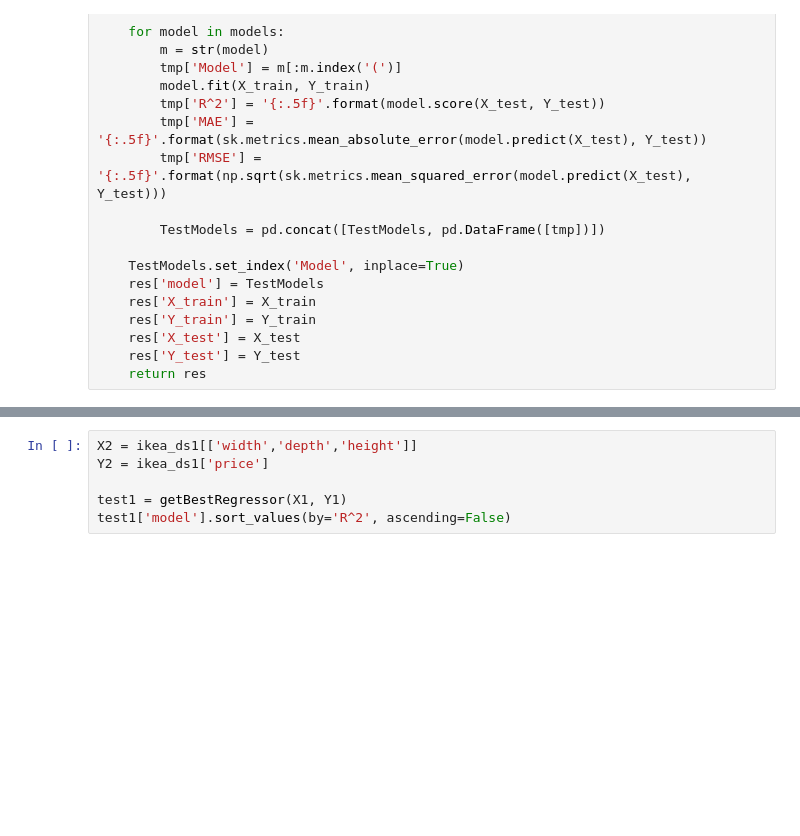
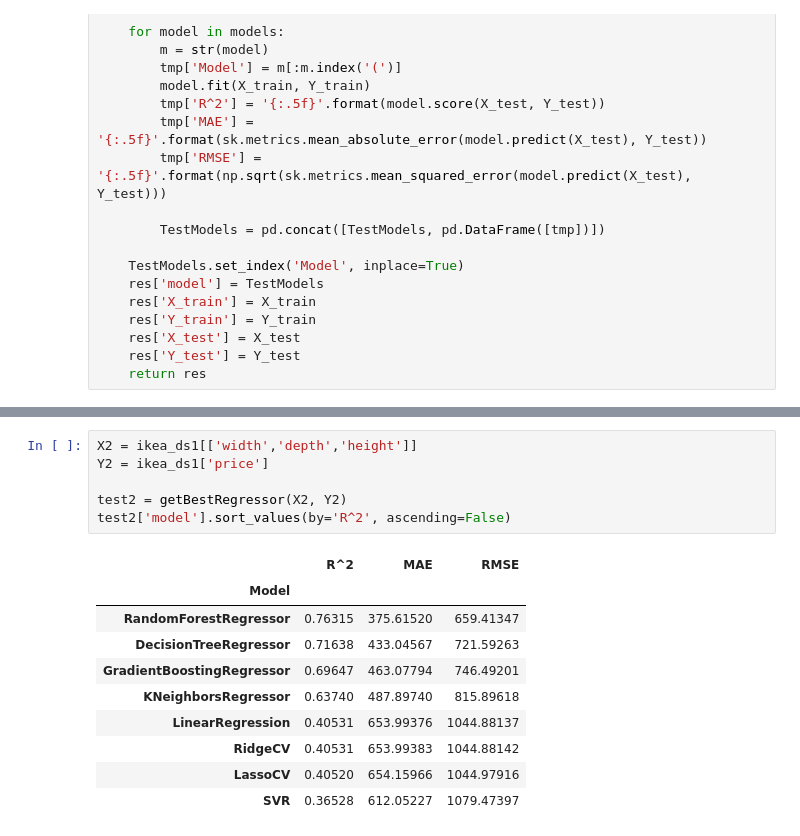
Before and after one commit to MarinaYurchenko/Python-Step-Project, a Jupyter notebook: Python Step project/Step.ipynb, the cells around one changed output, grey strips where cells are left out. Cells and saved outputs as stored; diff of their text form; blank space fills up the shorter version.

Commit message:
one more grid and regressor

```diff
--- a/Python Step project/Step.ipynb
+++ b/Python Step project/Step.ipynb
@@ -877,6 +907,17 @@ Feature importance:
 # %%
 X2 = ikea_ds1[['width','depth','height']]
 Y2 = ikea_ds1['price']
 
-test1 = getBestRegressor(X1, Y1)
-test1['model'].sort_values(by='R^2', ascending=False)
+test2 = getBestRegressor(X2, Y2)
+test2['model'].sort_values(by='R^2', ascending=False)
+# %% [output]
+|  | R^2 | MAE | RMSE |
+| Model |  |  |  |
+| RandomForestRegressor | 0.76315 | 375.61520 | 659.41347 |
+| DecisionTreeRegressor | 0.71638 | 433.04567 | 721.59263 |
+| GradientBoostingRegressor | 0.69647 | 463.07794 | 746.49201 |
+| KNeighborsRegressor | 0.63740 | 487.89740 | 815.89618 |
+| LinearRegression | 0.40531 | 653.99376 | 1044.88137 |
+| RidgeCV | 0.40531 | 653.99383 | 1044.88142 |
+| LassoCV | 0.40520 | 654.15966 | 1044.97916 |
+| SVR | 0.36528 | 612.05227 | 1079.47397 |
```
Also changed, not shown: parts of 16 cells of this notebook.
